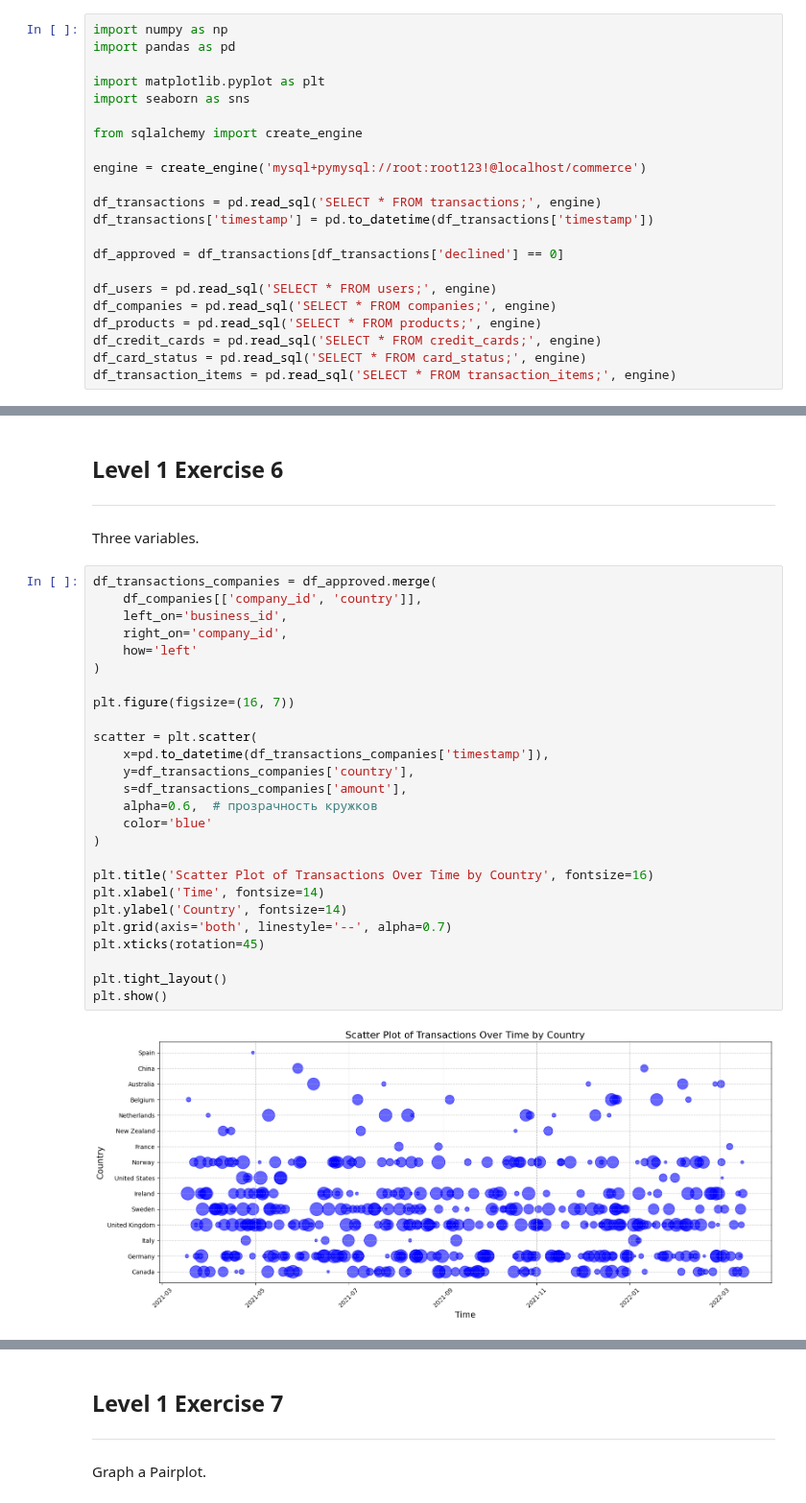
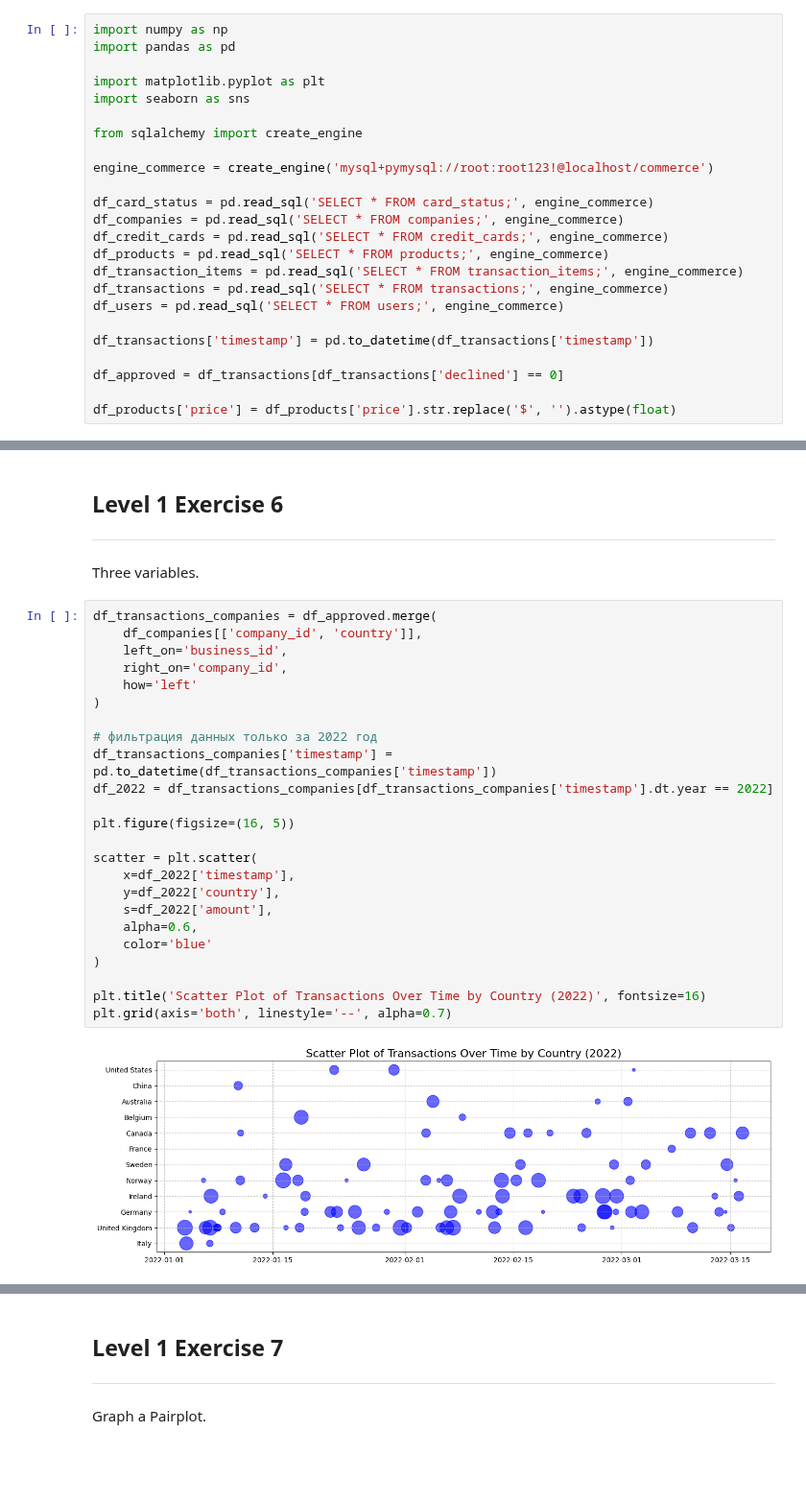
Before and after one commit to leocareer/DA_specialization, a Jupyter notebook: Sprint_08/S8_01.ipynb, the cells around one changed output, grey strips where cells are left out. Shown at 96% size. Saved outputs shown, nothing was run; the diff lists cells and outputs as text; blank space fills up the shorter version.

```diff
--- a/Sprint_08/S8_01.ipynb
+++ b/Sprint_08/S8_01.ipynb
@@ -23,19 +23,21 @@ import seaborn as sns
 
 from sqlalchemy import create_engine
 
-engine = create_engine('mysql+pymysql://root:root123!@localhost/commerce')
+engine_commerce = create_engine('mysql+pymysql://root:root123!@localhost/commerce')
 
-df_transactions = pd.read_sql('SELECT * FROM transactions;', engine)
+df_card_status = pd.read_sql('SELECT * FROM card_status;', engine_commerce)
+df_companies = pd.read_sql('SELECT * FROM companies;', engine_commerce)
+df_credit_cards = pd.read_sql('SELECT * FROM credit_cards;', engine_commerce)
+df_products = pd.read_sql('SELECT * FROM products;', engine_commerce)
+df_transaction_items = pd.read_sql('SELECT * FROM transaction_items;', engine_commerce)
+df_transactions = pd.read_sql('SELECT * FROM transactions;', engine_commerce)
+df_users = pd.read_sql('SELECT * FROM users;', engine_commerce)
+
 df_transactions['timestamp'] = pd.to_datetime(df_transactions['timestamp'])
 
 df_approved = df_transactions[df_transactions['declined'] == 0]
 
-df_users = pd.read_sql('SELECT * FROM users;', engine)
-df_companies = pd.read_sql('SELECT * FROM companies;', engine)
-df_products = pd.read_sql('SELECT * FROM products;', engine)
-df_credit_cards = pd.read_sql('SELECT * FROM credit_cards;', engine)
-df_card_status = pd.read_sql('SELECT * FROM card_status;', engine)
-df_transaction_items = pd.read_sql('SELECT * FROM transaction_items;', engine)
+df_products['price'] = df_products['price'].str.replace('$', '').astype(float)
 # %% [markdown]
 ## Level 1 Exercise 1
 ---
@@ -286,28 +170,26 @@ Three variables.
 # %%
 df_transactions_companies = df_approved.merge(
     df_companies[['company_id', 'country']],
     left_on='business_id',
     right_on='company_id',
     how='left'
 )
 
-plt.figure(figsize=(16, 7))
+# фильтрация данных только за 2022 год
+df_transactions_companies['timestamp'] = pd.to_datetime(df_transactions_companies['timestamp'])
+df_2022 = df_transactions_companies[df_transactions_companies['timestamp'].dt.year == 2022]
+
+plt.figure(figsize=(16, 5))
 
 scatter = plt.scatter(
-    x=pd.to_datetime(df_transactions_companies['timestamp']),
-    y=df_transactions_companies['country'],
-    s=df_transactions_companies['amount'],
-    alpha=0.6,  # прозрачность кружков
+    x=df_2022['timestamp'],
+    y=df_2022['country'],
+    s=df_2022['amount'],
+    alpha=0.6,
     color='blue'
 )
 
-plt.title('Scatter Plot of Transactions Over Time by Country', fontsize=16)
-plt.xlabel('Time', fontsize=14)
-plt.ylabel('Country', fontsize=14)
+plt.title('Scatter Plot of Transactions Over Time by Country (2022)', fontsize=16)
 plt.grid(axis='both', linestyle='--', alpha=0.7)
-plt.xticks(rotation=45)
-
-plt.tight_layout()
-plt.show()
 # %% [output]
-[figure, old version]
+[figure, new version]
```
Also changed, not shown: parts of 24 cells of this notebook.
